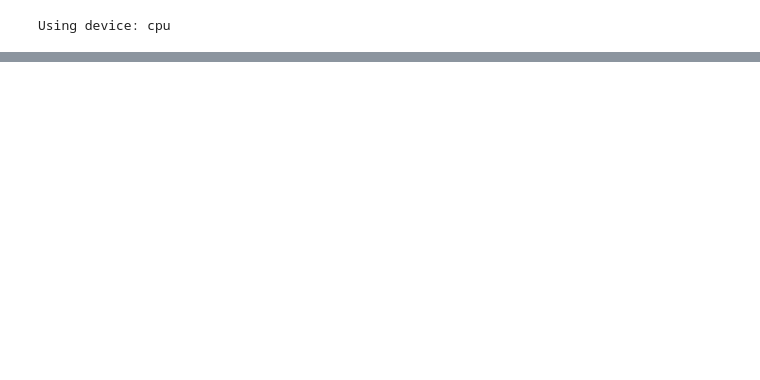
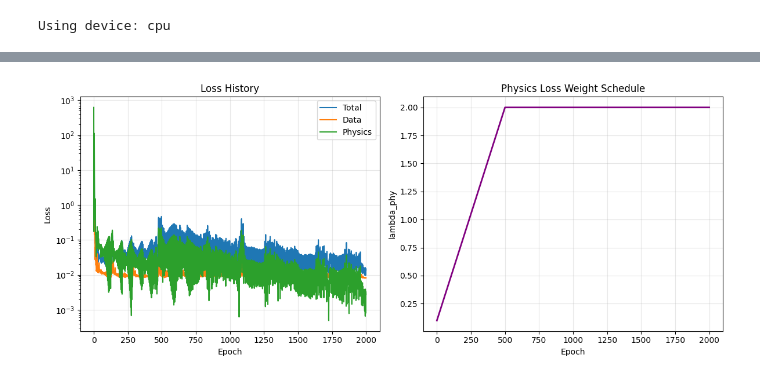
Before and after one commit to nadirean/Innovation-Diffusion-Modeling, a Jupyter notebook: zad6/zad6.ipynb, the cells around one changed output, grey strips where cells are left out. Cells and saved outputs as stored; diff of their text form; code cells hidden in the pictures; blank space fills up the shorter version.

```diff
--- a/zad6/zad6.ipynb
+++ b/zad6/zad6.ipynb
@@ -353,0 +56,33 @@ Trening zakończony w 76.58s
+# %%
+model = PINN(hidden_dim=64, num_layers=5, use_residual=True).to(DEVICE)
+history, train_time = train_pinn(
+    model,
+    X_u_train_t[:, 0:1], X_u_train_t[:, 1:2], u_train_t,
+    X_f_train_t[:, 0:1], X_f_train_t[:, 1:2],
+    PARAMS,
+    epochs=EPOCHS,
+)
+print(f"Training finished in {train_time:.2f}s")
+
+loss_arr = np.asarray(history)
+plt.figure(figsize=(12, 5))
+plt.subplot(1, 2, 1)
+plt.plot(loss_arr[:, 0], label="Total", linewidth=1.5)
+plt.plot(loss_arr[:, 1], label="Data", linewidth=1.5)
+plt.plot(loss_arr[:, 2], label="Physics", linewidth=1.5)
+plt.yscale("log")
+plt.title("Loss History")
+plt.xlabel("Epoch")
+plt.ylabel("Loss")
+plt.legend()
+plt.grid(True, alpha=0.3)
+
+plt.subplot(1, 2, 2)
+plt.plot(loss_arr[:, 3], label="lambda_phy", linewidth=2, color="purple")
+plt.title("Physics Loss Weight Schedule")
+plt.xlabel("Epoch")
+plt.ylabel("lambda_phy")
+plt.grid(True, alpha=0.3)
+plotting.savefig(OUT / "loss_history_improved.png", dpi=150)
+plt.show()
+# %% [output]
@@ -354 +94,2 @@ Trening zakończony w 76.58s
+[figure, added]
 # %%
```
Also changed, not shown: parts of 11 cells of this notebook, 7 other files.
